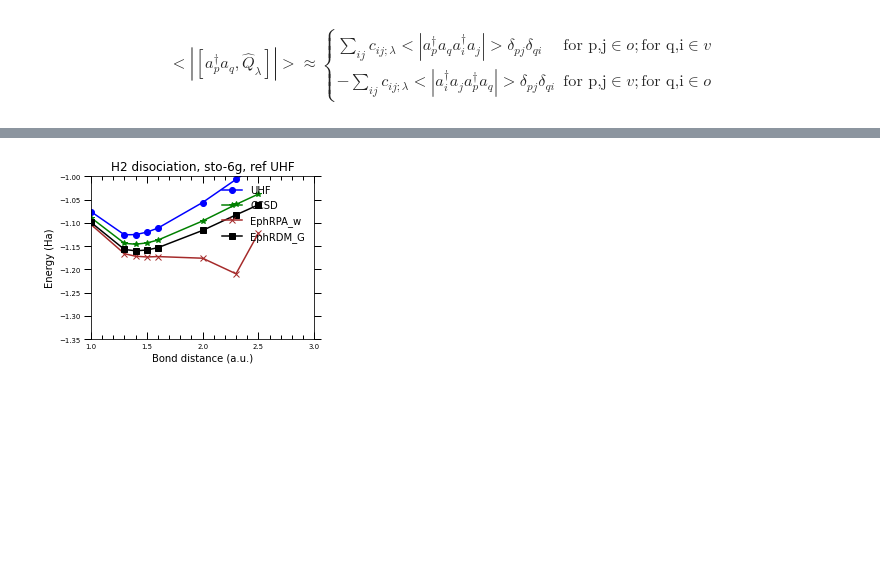
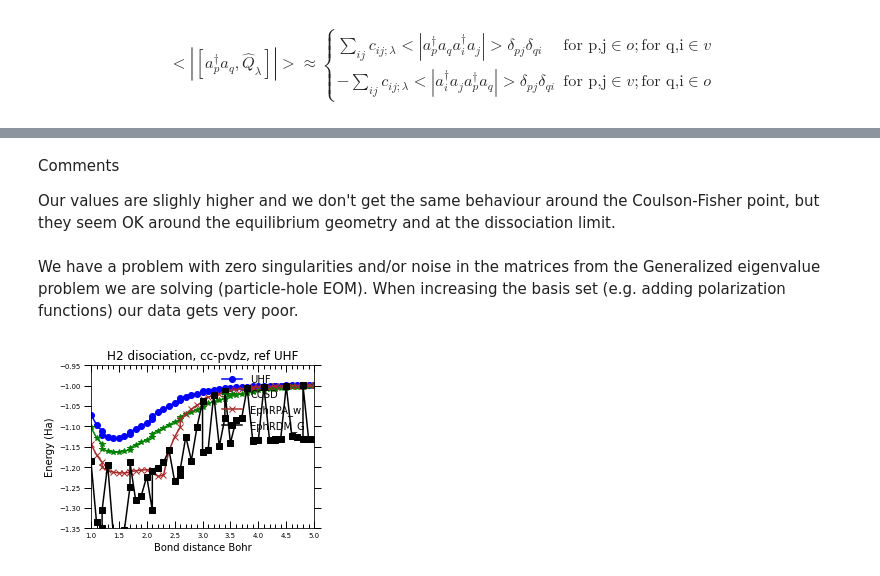
Before and after one commit to gabrielasd/pyeom, a Jupyter notebook: notebook/docs_rpa_particlehole.ipynb, the cells around one changed output, grey strips where cells are left out. Cells and saved outputs as stored; diff of their text form; code cells hidden in the pictures; blank space fills up the shorter version.

```diff
--- a/notebook/docs_rpa_particlehole.ipynb
+++ b/notebook/docs_rpa_particlehole.ipynb
@@ -92,7 +98,7 @@ import matplotlib as mpl
 from matplotlib import pyplot
 import csv
 # %%
-def plot_disoc(bonds, ehf, ecc, ephrpa, erdm, system, ylabel, ref='uhf', xunits='Bohr'):
+def plot_disoc(bonds, ehf, ecc, ephrpa, erdm, system, basis, ref='uhf', xunits='Bohr', eom=True, lims=None):
     reflabel = {'uhf': 'UHF', 'hf': 'RHF'}
     # pyplot.rc('font', family='serif')
     pyplot.rc('xtick', labelsize='x-small')
@@ -104,13 +110,15 @@ def plot_disoc(bonds, ehf, ecc, ephrpa, erdm, system, ylabel, ref='uhf', xunits=
     ax.plot(bonds, ehf, marker='o', color="blue", label="UHF")
     ax.plot(bonds, ecc, marker='*', color="green", label="CCSD")
     ax.plot(bonds, ephrpa, marker='x', color="brown", label="EphRPA_w")
-    ax.plot(bonds, erdm, marker='s', color="black", label="EphRDM_G")
+    if eom:
+        ax.plot(bonds, erdm, marker='s', color="black", label="EphRDM_G")
+
     # Set the x axis
-    ax.set_xlabel('Bond distance (a.u.)')
+    ax.set_xlabel(f'Bond distance {xunits}')
     # Set the y axis label of the current axis.
     ax.set_ylabel('Energy (Ha)')
     # Set a title of the current axes.
-    ax.set_title(f'{system} disociation, {BASIS}, ref {reflabel[ref]}')
+    ax.set_title(f'{system} disociation, {basis}, ref {reflabel[ref]}')
     # show a legend on the plot
     ax.legend(bbox_to_anchor=(1, 1), loc=1, frameon=False, fontsize=10)
     # Edit the major and minor ticks of the x and y axes
@@ -119,8 +127,9 @@ def plot_disoc(bonds, ehf, ecc, ephrpa, erdm, system, ylabel, ref='uhf', xunits=
     ax.yaxis.set_tick_params(which='major', size=7, width=1, direction='out', right='on')
     ax.yaxis.set_tick_params(which='minor', size=4, width=1, direction='out', right='on')
     # Set the axis limits
-    ax.set_xlim(1.0, 3.0)
-    ax.set_ylim(-1.35, -1)
+    if lims is not None:
+        ax.set_xlim(lims['x'][0], lims['x'][1])
+        ax.set_ylim(lims['y'][0], lims['y'][1])
     # Edit the major and minor tick locations
     ax.xaxis.set_major_locator(mpl.ticker.MultipleLocator(0.5))
     ax.xaxis.set_minor_locator(mpl.ticker.MultipleLocator(0.1))
@@ -141,14 +242,23 @@ def parse_csv(pfile):
+# %% [markdown]
+Comments
+
+Our values are slighly higher and we don't get the same behaviour around the Coulson-Fisher point, but they seem OK around the equilibrium geometry and at the dissociation limit.
+# %% [markdown]
+We have a problem with zero singularities and/or noise in the matrices from the Generalized eigenvalue problem we are solving (particle-hole EOM). When increasing the basis set (e.g. adding polarization functions) our data gets very poor.
 # %%
+#
+# Fig 1 Scuseria et al (10.1063/1.4820557)
+#
 molec = 'H2'
 units= 'Bohr'
-BASIS = 'sto-6g'
+BASIS = 'cc-pvdz'
 EOM = 'phEOM'
 REFDET = 'uhf'
-NEXC = 2
-fpath = f'h2_{BASIS}_scuseriaRPA_vs_Erdm.csv'
+xy_lims = {'x': [1.0, 5.0], 'y':[-1.35, -0.95]}
+fpath = f'h2_uhf_{BASIS}_scuseriaRPA_cnt_1_vs_Erdm.csv'
 
 DBOND, ehf, ecc, ephrpa, erdm = parse_csv(fpath)
 # %%
-plot_disoc(DBOND, ehf, ecc, ephrpa, erdm, molec, 'Energy (a.u)', ref=REFDET, xunits=units)
+plot_disoc(DBOND, ehf, ecc, ephrpa, erdm, molec, BASIS, ref=REFDET, xunits=units, eom=True, lims=xy_lims)
 # %% [output]
-[figure, old version]
+[figure, new version]
```
Also changed, not shown: parts of 18 cells of this notebook, 5 other files.
